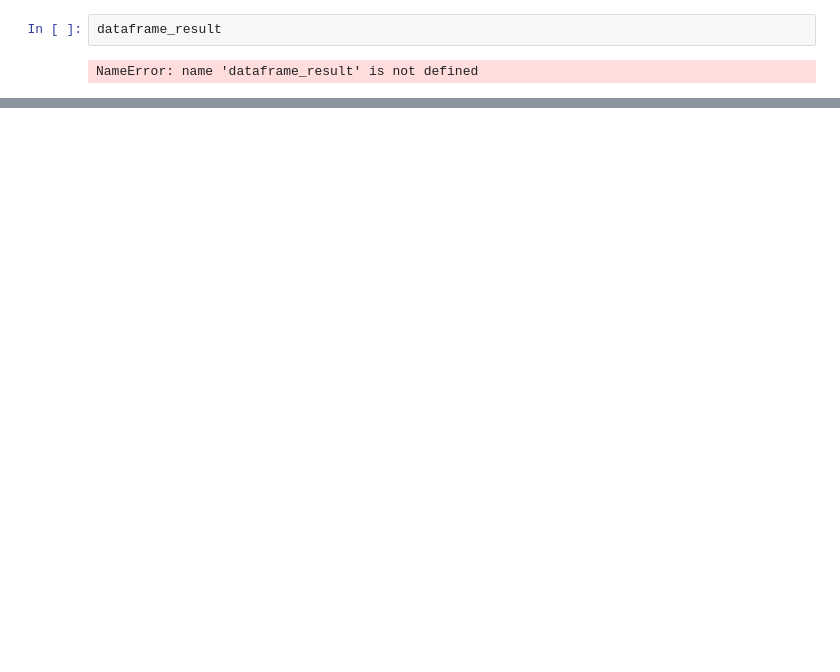
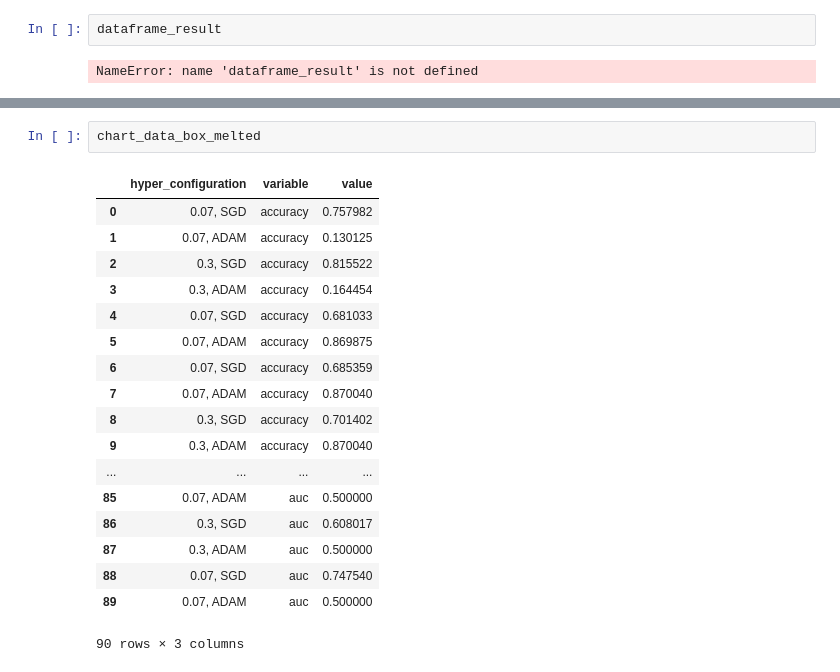
Before and after one commit to deepphage/notebooks, a Jupyter notebook: Evaluation.ipynb, the cells around one changed output, grey strips where cells are left out. Cells and saved outputs as stored; diff of their text form; blank space fills up the shorter version.

```diff
--- a/Evaluation.ipynb
+++ b/Evaluation.ipynb
@@ -479,0 +539,21 @@ NameError: name 'dataframe_result' is not defined
+# %%
+chart_data_box_melted
+# %% [output]
+|  | hyper_configuration | variable | value |
+| 0 | 0.07, SGD | accuracy | 0.757982 |
+| 1 | 0.07, ADAM | accuracy | 0.130125 |
+| 2 | 0.3, SGD | accuracy | 0.815522 |
+| 3 | 0.3, ADAM | accuracy | 0.164454 |
+| 4 | 0.07, SGD | accuracy | 0.681033 |
+| 5 | 0.07, ADAM | accuracy | 0.869875 |
+| 6 | 0.07, SGD | accuracy | 0.685359 |
+| 7 | 0.07, ADAM | accuracy | 0.870040 |
+| 8 | 0.3, SGD | accuracy | 0.701402 |
+| 9 | 0.3, ADAM | accuracy | 0.870040 |
+| ... | ... | ... | ... |
+| 85 | 0.07, ADAM | auc | 0.500000 |
+| 86 | 0.3, SGD | auc | 0.608017 |
+| 87 | 0.3, ADAM | auc | 0.500000 |
+| 88 | 0.07, SGD | auc | 0.747540 |
+| 89 | 0.07, ADAM | auc | 0.500000 |
+90 rows × 3 columns
```
Also changed, not shown: parts of 10 cells of this notebook, 1 other file.
